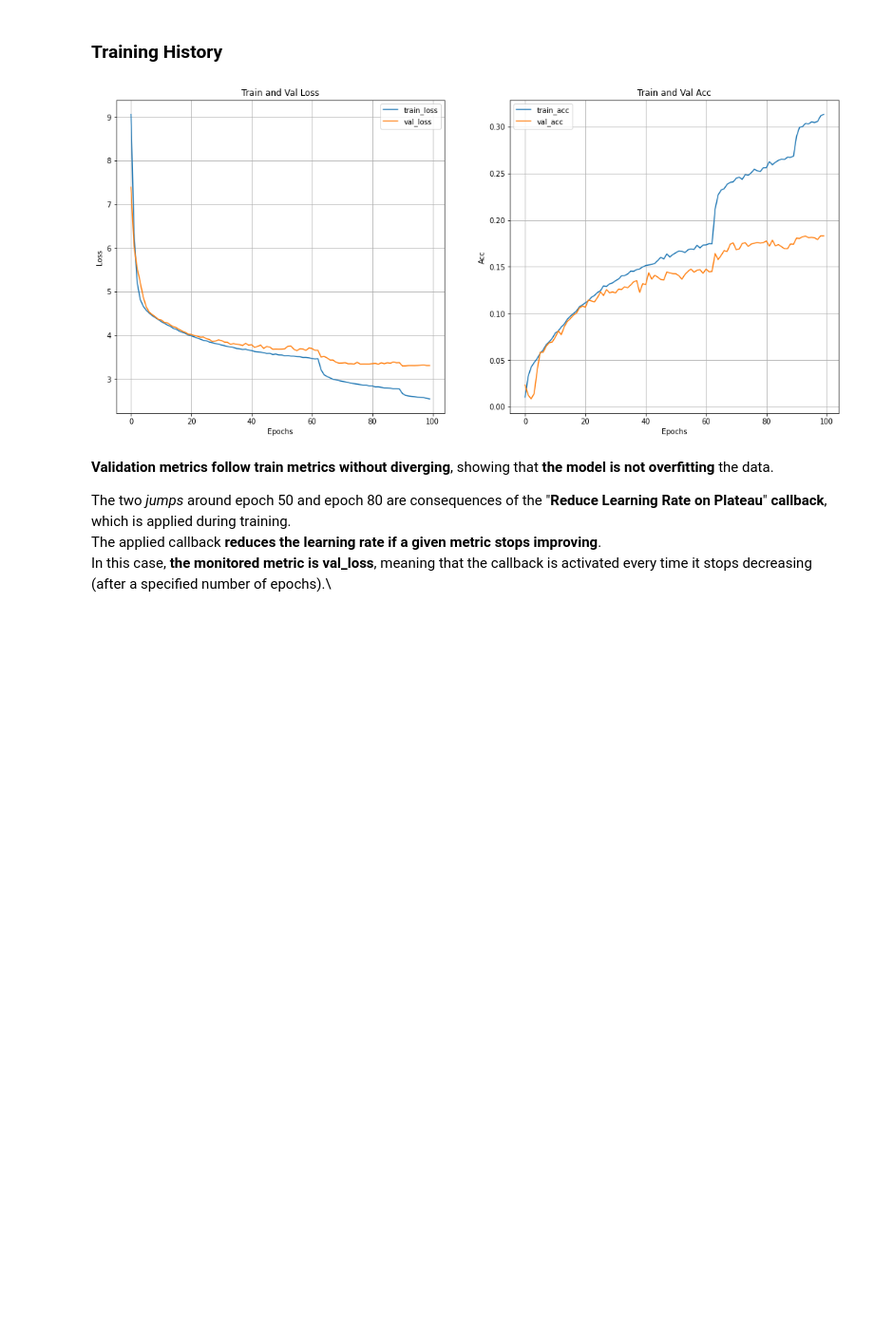
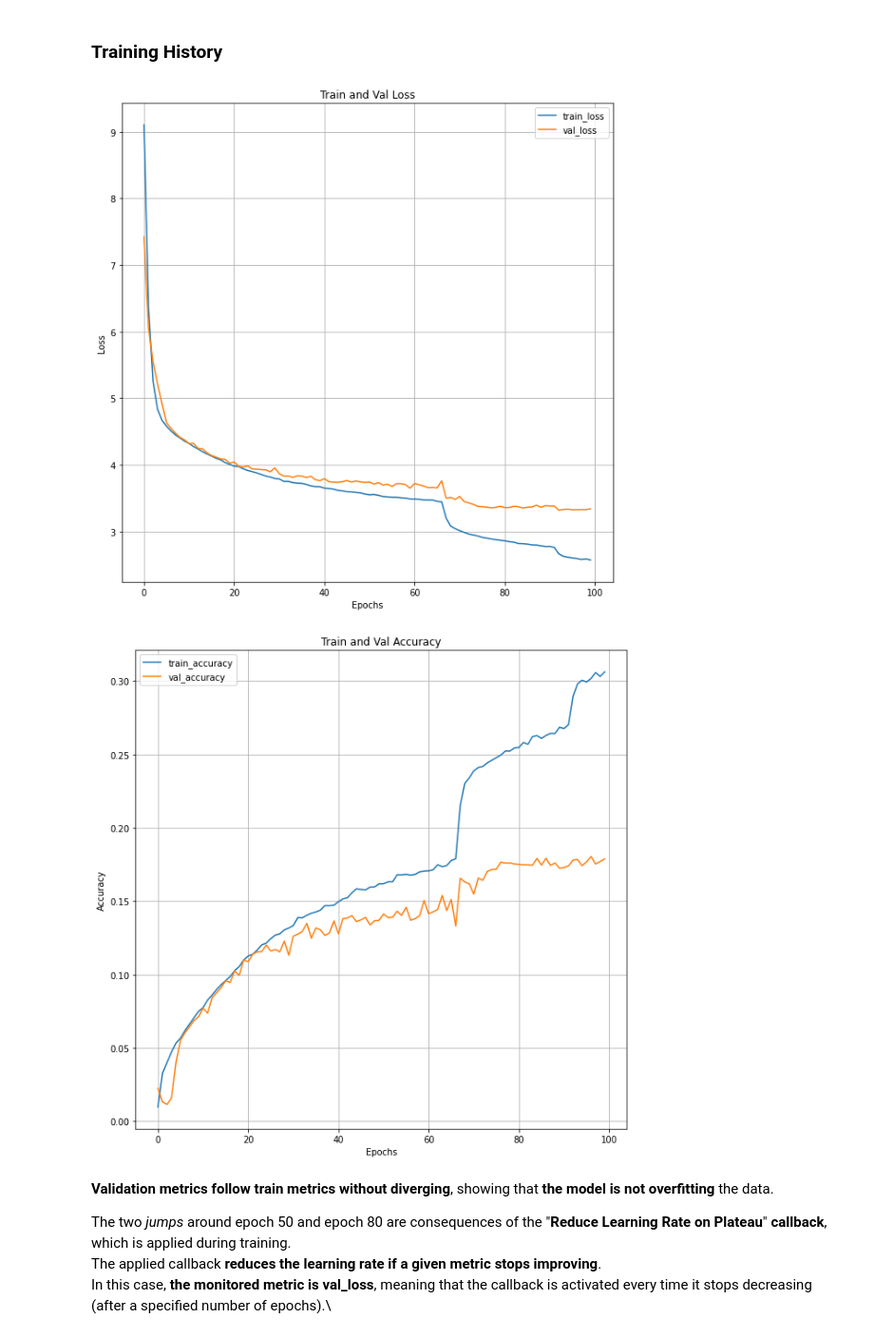
Before and after one commit to luca-castellazzi/EfficientTraining_DLSCA, a Jupyter notebook: notebooks/single_attack_byte5.ipynb, the cells around one changed output. Shown: that part at 95% size. Drawn from its saved outputs; the diff is of its cells as text; code cells hidden in the pictures; blank space fills up the shorter version.

Commit message:
Added prob plots and csv-saving of all plots' data

```diff
--- a/notebooks/single_attack_byte5.ipynb
+++ b/notebooks/single_attack_byte5.ipynb
@@ -212,9 +254,32 @@ The summary shows the **strucure of the model** and the **number of parameters p
 # %% [markdown]
 ### Training History
 # %%
-plot_history(history, HISTORY_PATH)
+# Loss
+loss_data = np.array([
+    history['loss'],
+    history['val_loss']
+])
+loss_hist_df = pl.DataFrame(
+    data=loss_data,
+    columns=[f'Epoch_{i+1}' for i in range(len(history['loss']))]
+)
+loss_hist_df.write_csv(LOSS_HIST_FILE)
+plot_history(history, 'loss', LOSS_HIST_PLOT)
+
+# Accuracy
+acc_data = np.array([
+    history['accuracy'],
+    history['val_accuracy']
+])
+acc_hist_df = pl.DataFrame(
+    data=acc_data,
+    columns=[f'Epoch_{i+1}' for i in range(len(history['accuracy']))]
+)
+acc_hist_df.write_csv(ACC_HIST_FILE)
+plot_history(history, 'accuracy', ACC_HIST_PLOT)
 # %% [output]
-[figure, old version]
+[figure, new version]
+[figure, added]
 # %% [markdown]
 **Validation metrics follow train metrics without diverging**, showing that **the model is not overfitting** the data.
 
```
Also changed, not shown: parts of 8 cells of this notebook.
